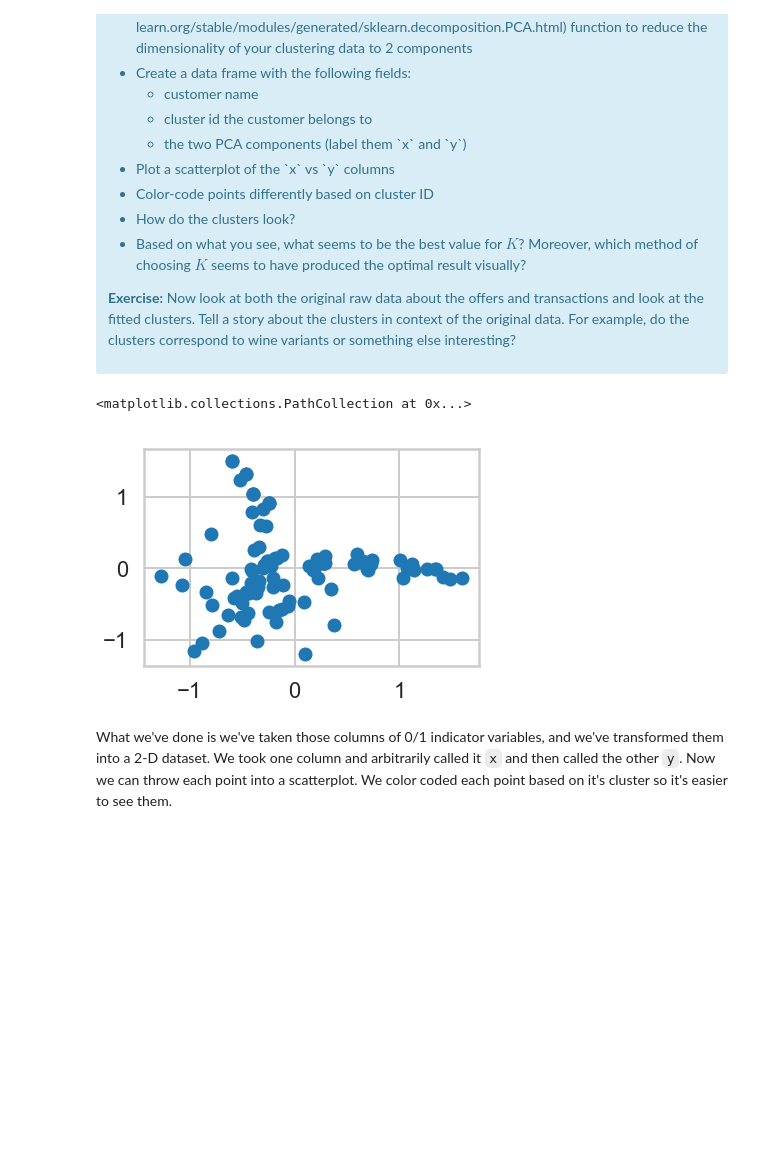
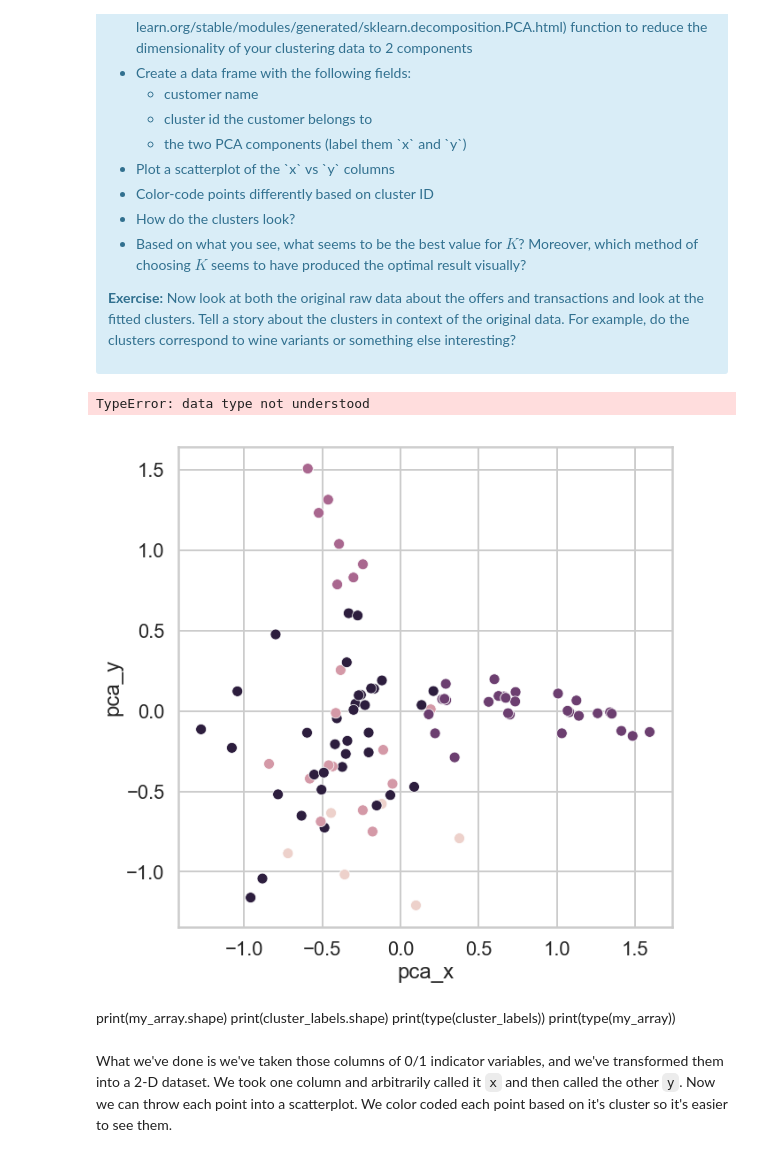
Before and after one commit to iamgauravg/10_5_4_Customer_Segmentation_Using_Clustering, a Jupyter notebook: exploration/data/1479758358_clustering/clustering/Mini_Project_Clustering.ipynb, the cells around one changed output. Cells and saved outputs as stored; diff of their text form; code cells hidden in the pictures; blank space fills up the shorter version.

```diff
--- a/exploration/data/1479758358_clustering/clustering/Mini_Project_Clustering.ipynb
+++ b/exploration/data/1479758358_clustering/clustering/Mini_Project_Clustering.ipynb
@@ -363,18 +353,34 @@ This is only one use of PCA for dimension reduction. We can also use PCA when we
 
 <p><b>Exercise:</b> Now look at both the original raw data about the offers and transactions and look at the fitted clusters. Tell a story about the clusters in context of the original data. For example, do the clusters correspond to wine variants or something else interesting?</p>
 </div>
-# %%
-#your turn
-
-
-pca = PCA(n_components=2)
-my_array = pca.fit_transform(X)
-my_array.shape
-
-plt.scatter(x=my_array[:,0], y=my_array[:,1])
-# %% [output]
-<matplotlib.collections.PathCollection at 0x...>
-[figure, removed]
+# %%
+#your turn
+
+
+pca = PCA(n_components=2)
+my_array = pca.fit_transform(X)
+
+
+clusterer = KMeans(n_clusters=5, random_state=1)
+cluster_labels = clusterer.fit_predict(X)
+clusterid_x_y = np.column_stack((cluster_labels, my_array))
+
+pca_df = pd.DataFrame(data=clusterid_x_y, index=pivot_df.index)#, cluster_labels.reshape(-1,1))
+pca_df.columns= ['cluster_id', 'pca_x', 'pca_y']
+pca_df['cluster_id'] = pca_df['cluster_id'].astype('category')
+pca_df.head()
+
+plt.figure(figsize=(10,10))
+sns.scatterplot(x='pca_x', y='pca_y', hue='cluster_id', data=pca_df)
+plt.show()
+# %% [output]
+TypeError: data type not understood
+[figure, added]
+# %% [markdown]
+print(my_array.shape)
+print(cluster_labels.shape)
+print(type(cluster_labels))
+print(type(my_array))
 # %% [markdown]
 What we've done is we've taken those columns of 0/1 indicator variables, and we've transformed them into a 2-D dataset. We took one column and arbitrarily called it `x` and then called the other `y`. Now we can throw each point into a scatterplot. We color coded each point based on it's cluster so it's easier to see them.
 # %% [markdown]
```
Also changed, not shown: parts of 2 cells of this notebook.
